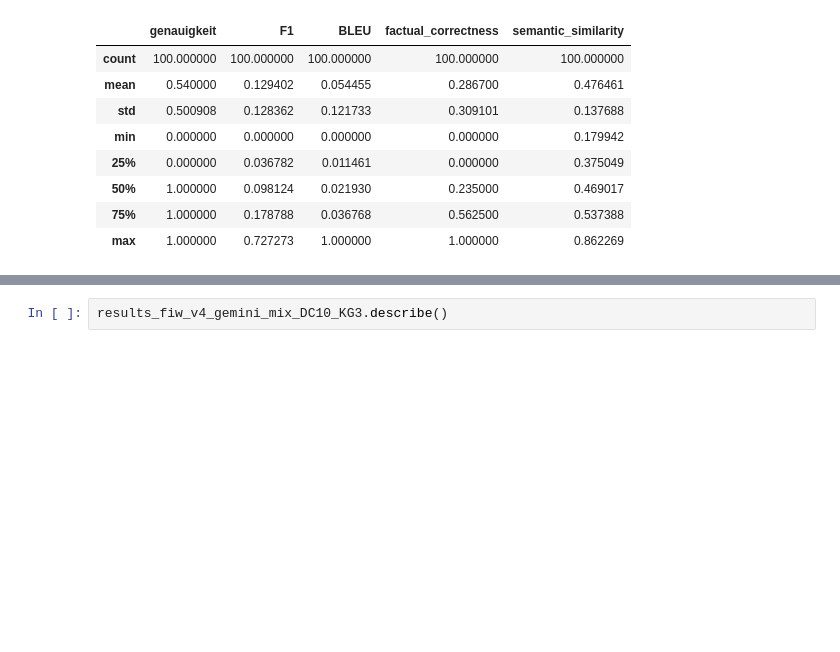
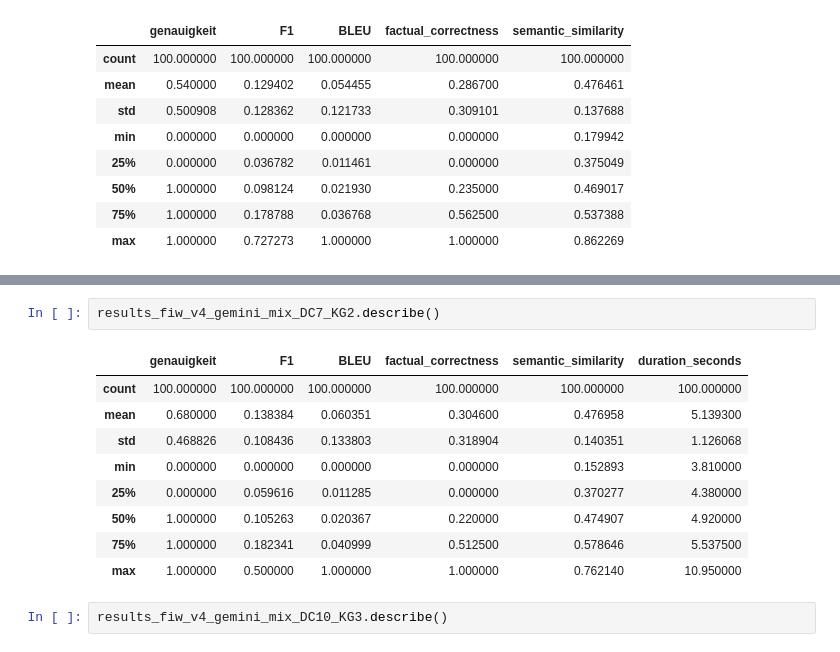
Before and after one commit to dav354/rag, a Jupyter notebook: test_results/analysis_nb.ipynb, the cells around one changed output, grey strips where cells are left out. Saved outputs shown, nothing was run; the diff lists cells and outputs as text; blank space fills up the shorter version.

```diff
--- a/test_results/analysis_nb.ipynb
+++ b/test_results/analysis_nb.ipynb
@@ -36,3 +50,15 @@ results_fiw_v4[:100].describe()
+# %%
+results_fiw_v4_gemini_mix_DC7_KG2.describe()
+# %% [output]
+|  | genauigkeit | F1 | BLEU | factual_correctness | semantic_similarity | duration_seconds |
+| count | 100.000000 | 100.000000 | 100.000000 | 100.000000 | 100.000000 | 100.000000 |
+| mean | 0.680000 | 0.138384 | 0.060351 | 0.304600 | 0.476958 | 5.139300 |
+| std | 0.468826 | 0.108436 | 0.133803 | 0.318904 | 0.140351 | 1.126068 |
+| min | 0.000000 | 0.000000 | 0.000000 | 0.000000 | 0.152893 | 3.810000 |
+| 25% | 0.000000 | 0.059616 | 0.011285 | 0.000000 | 0.370277 | 4.380000 |
+| 50% | 1.000000 | 0.105263 | 0.020367 | 0.220000 | 0.474907 | 4.920000 |
+| 75% | 1.000000 | 0.182341 | 0.040999 | 0.512500 | 0.578646 | 5.537500 |
+| max | 1.000000 | 0.500000 | 1.000000 | 1.000000 | 0.762140 | 10.950000 |
 # %%
 results_fiw_v4_gemini_mix_DC10_KG3.describe()
 # %% [output]
```
Also changed, not shown: parts of 2 cells of this notebook.
